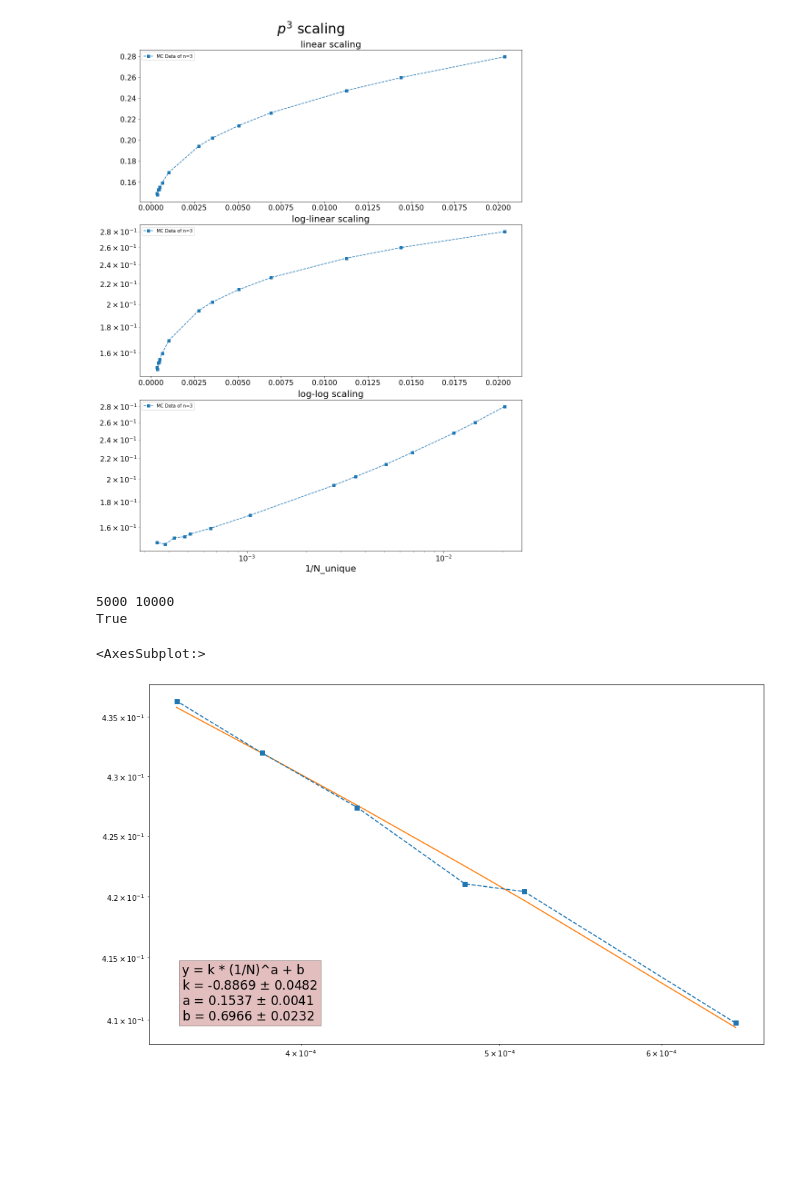
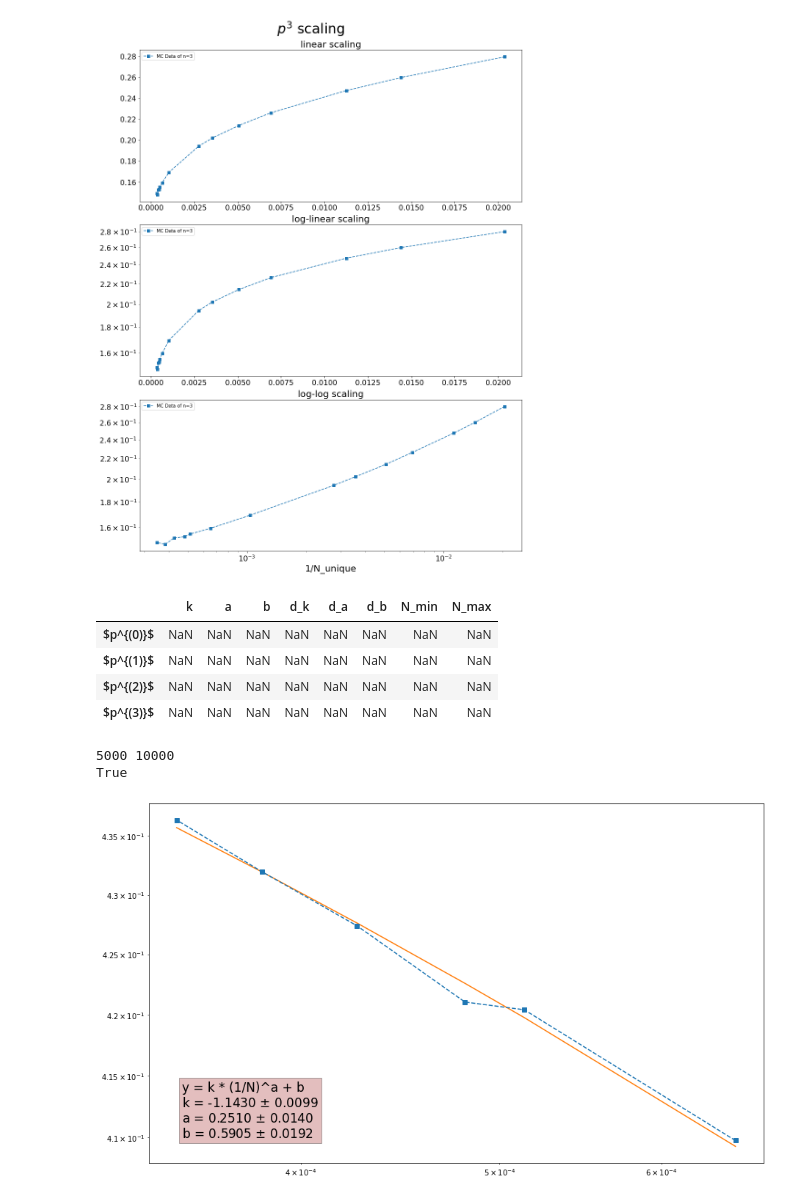
Before and after one commit to Chpel/ProjectMagnet, a Jupyter notebook: Расчёты .ipynb/DS_atmosphere_unique.ipynb, the cells around one changed output. Cells and saved outputs as stored; diff of their text form; code cells hidden in the pictures; blank space fills up the shorter version.

```diff
--- a/Расчёты .ipynb/DS_atmosphere_unique.ipynb
+++ b/Расчёты .ipynb/DS_atmosphere_unique.ipynb
@@ -160,13 +165,24 @@ def log_log_scaling(x, y, dy, a_0=[1,1,0], text_pos=(0.0001,0.07), image_name=No
+# %%
+res = pd.DataFrame(columns=['k','a','b','d_k','d_a','d_b', 'N_min', 'N_max'],
+                   index=[r'$p^{(0)}$',r'$p^{(1)}$',r'$p^{(2)}$',r'$p^{(3)}$'])
+res
+# %% [output]
+|  | k | a | b | d_k | d_a | d_b | N_min | N_max |
+| $p^{(0)}$ | NaN | NaN | NaN | NaN | NaN | NaN | NaN | NaN |
+| $p^{(1)}$ | NaN | NaN | NaN | NaN | NaN | NaN | NaN | NaN |
+| $p^{(2)}$ | NaN | NaN | NaN | NaN | NaN | NaN | NaN | NaN |
+| $p^{(3)}$ | NaN | NaN | NaN | NaN | NaN | NaN | NaN | NaN |
 # %%
 k=8
 x = np.array(data['1/N'][k:])
 y = np.array(data['p0'][k:])
 print(data['N'][k], data['N'][13])
-log_log_scaling(x, y, None, a_0 = [-0.5, 0.5, 0.7], text_pos=(0.00035, 0.41))
+res0 = log_log_scaling(x, y, None, a_0 = [-1, 1, 0.7], text_pos=(0.00035, 0.41))
+res0 = np.append(res0, [int(data['N'][k]*data['uni_mean'][k]), int(data['N'][13]*data['uni_mean'][13])])
+res.loc[r'$p^{(0)}$'] = res0
 # %% [output]
 5000 10000
 True
-<AxesSubplot:>
 [figure]
 # %%
 k = 7
```
Also changed, not shown: parts of 7 cells of this notebook, 24 other files.
